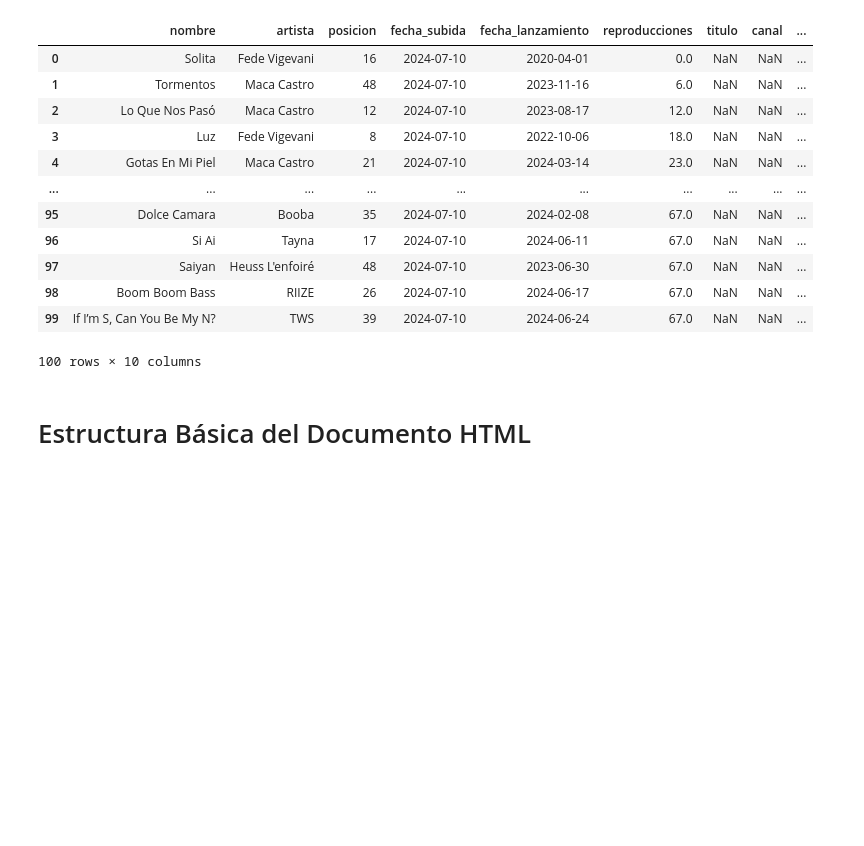
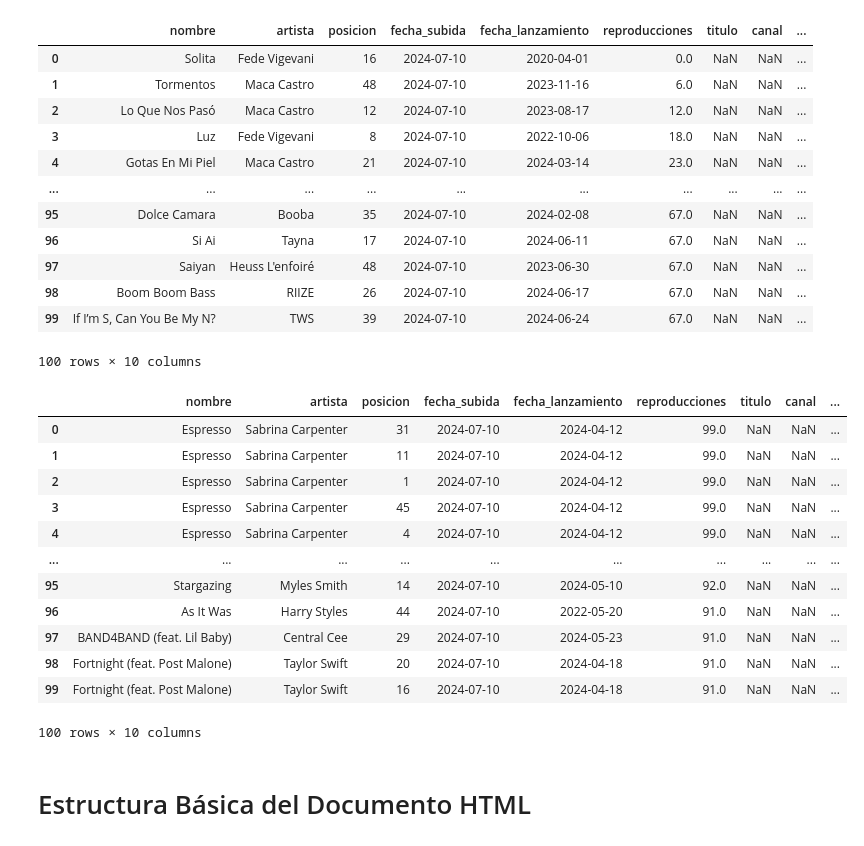
Before and after one commit to AH-1908/Trabajo_Final_a, a Jupyter notebook: ReporLP.ipynb, the cells around one changed output. Saved outputs shown, nothing was run; the diff lists cells and outputs as text; code cells hidden in the pictures; blank space fills up the shorter version.

```diff
--- a/ReporLP.ipynb
+++ b/ReporLP.ipynb
@@ -1577,6 +1577,41 @@ primeros_100_ordenados
 | 98 | Boom Boom Bass | RIIZE | 26 | 2024-07-10 | 2024-06-17 | 67.0 | NaN | NaN | ... |
 | 99 | If I’m S, Can You Be My N? | TWS | 39 | 2024-07-10 | 2024-06-24 | 67.0 | NaN | NaN | ... |
 100 rows × 10 columns
+# %%
+import pandas as pd
+
+# Cargar el archivo CSV
+file_path = 'basedatosmusicatop.csv'
+df = pd.read_csv(file_path)
+
+# Filtrar y eliminar registros sin valor en la columna 'nombre'
+df_filtrado = df[df['nombre'].notna()]
+
+# Ordenar por la columna 'reproducciones' en forma descendente
+df_ordenado = df_filtrado.sort_values(by='reproducciones', ascending=False)
+
+# Mostrar los primeros 100 datos ordenados por 'reproducciones'
+primeros_100_ordenados = df_ordenado.head(100)
+
+# Resetear el índice y eliminar la columna de índice original
+primeros_100_ordenados = primeros_100_ordenados.reset_index(drop=True)
+
+# Mostrar en Jupyter Notebook
+primeros_100_ordenados
+# %% [output]
+|  | nombre | artista | posicion | fecha_subida | fecha_lanzamiento | reproducciones | titulo | canal | ... |
+| 0 | Espresso | Sabrina Carpenter | 31 | 2024-07-10 | 2024-04-12 | 99.0 | NaN | NaN | ... |
+| 1 | Espresso | Sabrina Carpenter | 11 | 2024-07-10 | 2024-04-12 | 99.0 | NaN | NaN | ... |
+| 2 | Espresso | Sabrina Carpenter | 1 | 2024-07-10 | 2024-04-12 | 99.0 | NaN | NaN | ... |
+| 3 | Espresso | Sabrina Carpenter | 45 | 2024-07-10 | 2024-04-12 | 99.0 | NaN | NaN | ... |
+| 4 | Espresso | Sabrina Carpenter | 4 | 2024-07-10 | 2024-04-12 | 99.0 | NaN | NaN | ... |
+| ... | ... | ... | ... | ... | ... | ... | ... | ... | ... |
+| 95 | Stargazing | Myles Smith | 14 | 2024-07-10 | 2024-05-10 | 92.0 | NaN | NaN | ... |
+| 96 | As It Was | Harry Styles | 44 | 2024-07-10 | 2022-05-20 | 91.0 | NaN | NaN | ... |
+| 97 | BAND4BAND (feat. Lil Baby) | Central Cee | 29 | 2024-07-10 | 2024-05-23 | 91.0 | NaN | NaN | ... |
+| 98 | Fortnight (feat. Post Malone) | Taylor Swift | 20 | 2024-07-10 | 2024-04-18 | 91.0 | NaN | NaN | ... |
+| 99 | Fortnight (feat. Post Malone) | Taylor Swift | 16 | 2024-07-10 | 2024-04-18 | 91.0 | NaN | NaN | ... |
+100 rows × 10 columns
 # %% [markdown]
 # Estructura Básica del Documento HTML
 # %%
```
